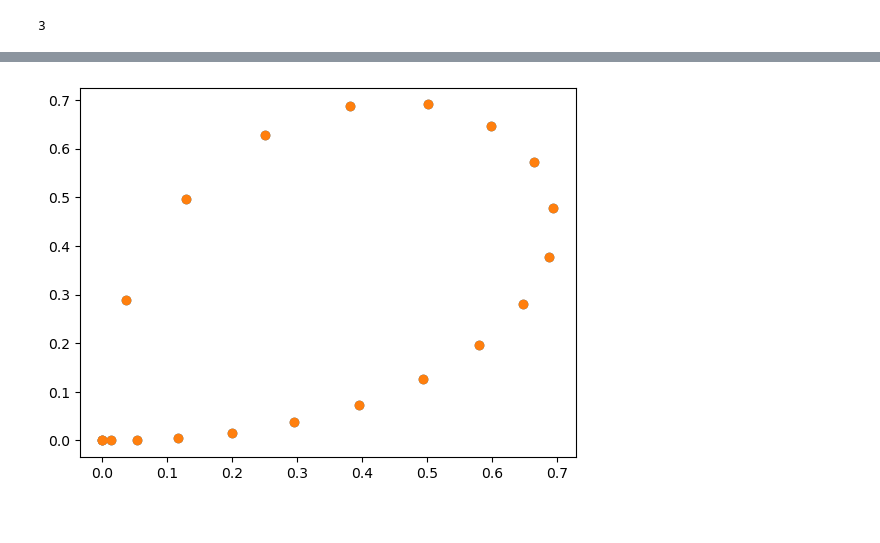
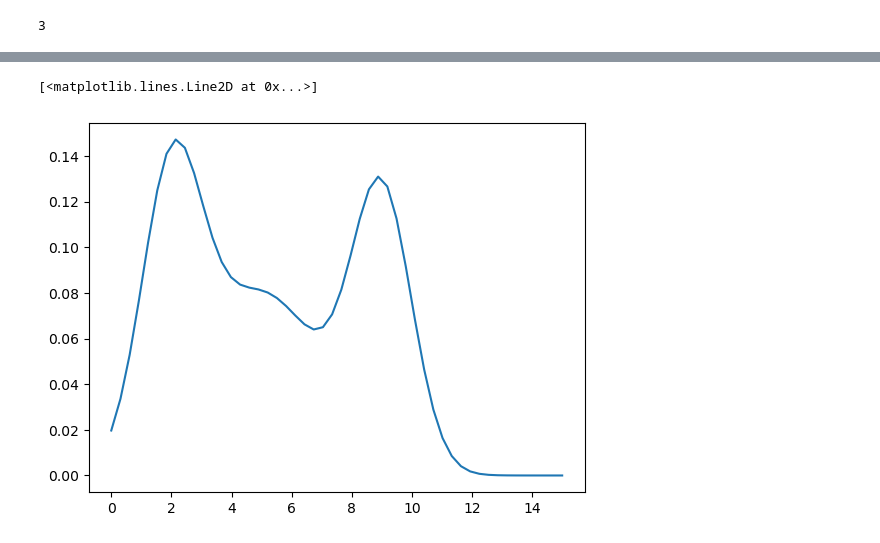
Before and after one commit to julebarn/REX2024, a Jupyter notebook: monto-carlo.ipynb, the cells around one changed output, grey strips where cells are left out. Saved outputs shown, nothing was run; the diff lists cells and outputs as text; code cells hidden in the pictures.

```diff
--- a/monto-carlo.ipynb
+++ b/monto-carlo.ipynb
@@ -183,54 +139,16 @@ plt.show()
-# %%
-a = np.array([0,0])
-b = np.array([1,0])
-c = np.array([1,1])
-d = np.array([0,1])
-
-# Use a quarter sine for the ease-in
-
-sine     = [math.sin(i) for i in np.linspace(0,math.pi/2,200)]
-int_sine = [-math.cos(i)+1 for i in np.linspace(0,math.pi/2,20)]
-
-#res = np.array([b + ((1-t)**2)*(a-b) + (t**2)*(c-b) for t in int_sine])
-#plt.scatter(*res.T)
-
-def lerp(t, a, b):
-    # Interpolate line
-    return (1-t)*a + t*b
-
-def bezier_quad(t,a,b,c):
-    # Calculate point
-    p0 = lerp(t,a,b)
-    p1 = lerp(t,b,c)
-    p2 = lerp(t,p0,p1)
-
-    return p2, d
-
-def bezier(t, p):
-    # de_casteljau
-    res = p.copy()
-    for a in range(len(res)):
-        for i in reversed(range(a)):
-            res[i] = lerp(t, res[i], res[i+1])
-
-    return res[0]
-
-def ease_in(t):
-    # integral of sin
-    return 1-math.cos(t*.5*math.pi)
-
-accel = [ease_in(t) for t in np.linspace(0,1,20)]
-curve = np.array([bezier(t,[a,b,c,d,a]) for t in accel])
-plt.scatter(*curve.T)
-
-res = [[0,0]]
-pos, speed = np.array([0.,0.]), .3
-for a,b in zip(curve[:-1], curve[1:]):
-    # zip 2 bezier curves together, numeric differention
-    pos += (b-a) # use this to calculate angle + speed
-    res.append(pos.copy())
-
-plt.scatter(*np.array(res).T)
-plt.show()
-# %% [output]
-[figure, removed]
+# %%
+import numpy as np
+import numpy.random as rand
+from scipy.stats import norm
+import matplotlib.pyplot as plt
+
+n = 50
+
+p_pdf = lambda x: .3*norm(2,1).pdf(x) + .4*norm(5,2).pdf(x) + .3*norm(9,1).pdf(x)
+p_lut = np.array([p_pdf(x) for x in np.linspace(0,15,n)])
+
+p = rand.choice(np.arange(n), n, p=p_lut/p_lut.sum())
+plt.plot(np.linspace(0,15,n), p_lut)
+# %% [output]
+[<matplotlib.lines.Line2D at 0x...>]
+[figure, added]
```
Also changed, not shown: parts of 8 cells of this notebook.
